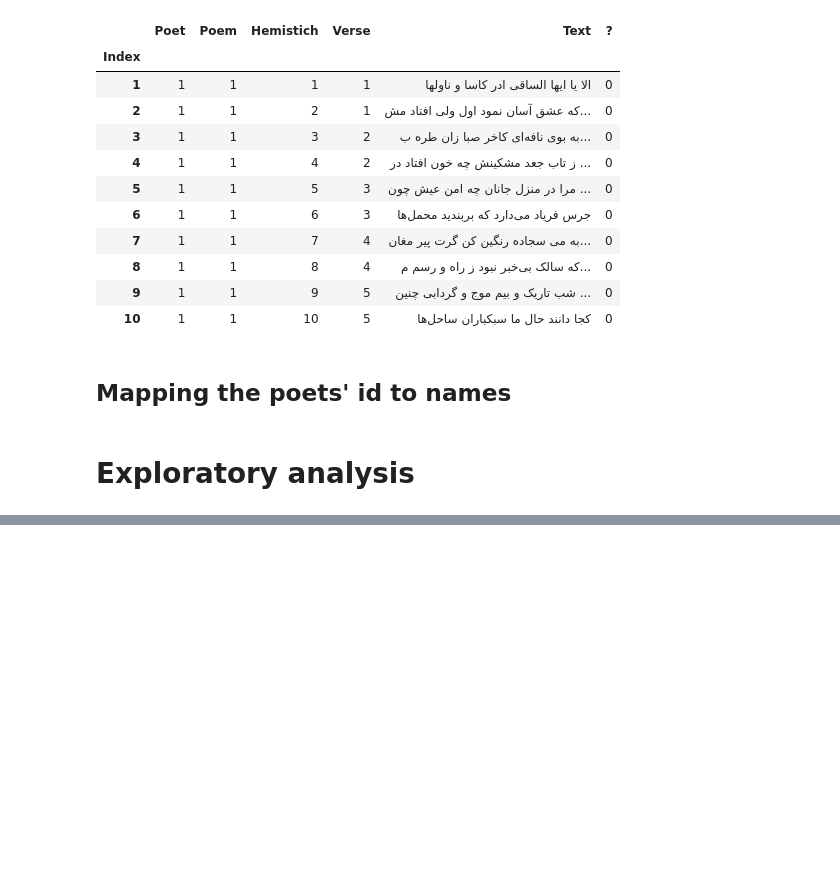
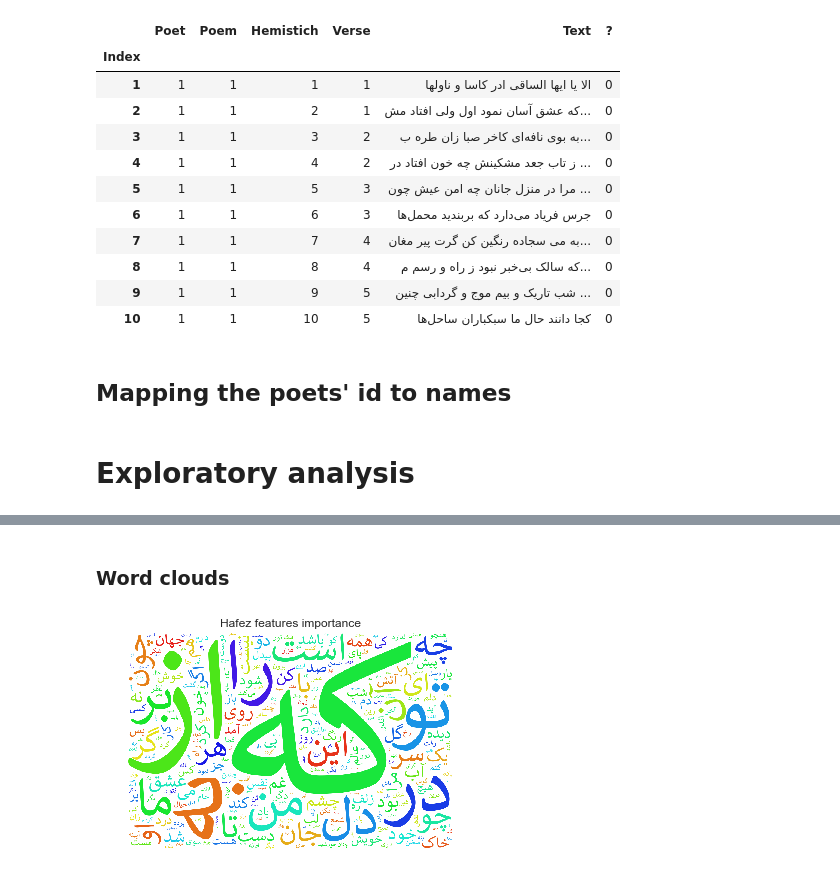
Before and after one commit to sareban/Measuring-Literature-Project, a Jupyter notebook: Literature Project.ipynb, the cells around one changed output, grey strips where cells are left out. Saved outputs shown, nothing was run; the diff lists cells and outputs as text; code cells hidden in the pictures; blank space fills up the shorter version.

```diff
--- a/Literature Project.ipynb
+++ b/Literature Project.ipynb
@@ -43,0 +82,10 @@ ax.set_xticklabels(list(poet.values()));
+# %%
+# Use a subet
+df_subset = df.sample(int(5*df.index.size/100))
+df_copy = df.copy()
+# %%
+#df = df_subset
+df = df_copy
+# %%
+#Group by beit or poem
+df = df.groupby(["Poet","Poem"])['Text'].apply(' '.join).reset_index()
@@ -43,0 +380,28 @@ ax.set_xticklabels(list(poet.values()));
+# %% [markdown]
+### Word clouds
+# %%
+all_text = " "
+for row in df.Text :
+    all_text = all_text + row
+#for word in list(all_text):
+#    if word in stopwords_fa:
+#        all_text.replace(word, '')
+# %%
+
+wc = WordCloud(background_color="white", max_words=300, mask=None, stopwords=None, margin=10, width = 1200, height = 800,
+               random_state=1, font_path= "C:\Windows\Fonts\calibri.ttf").generate(get_display(arabic_reshaper.reshape(all_text)))
+
+def display_cloud(wc) :
+    default_colors = wc.to_array()
+    plt.figure()
+    plt.title("Hafez features importance")
+    plt.imshow(default_colors)
+    plt.axis("off")
+    plt.show()
+    return
+
+display_cloud(wc)
+image = wc.to_image()
+image.save('bidel.png')
+# %% [output]
+[figure, added]
```
Also changed, not shown: parts of 32 cells of this notebook, 6 other files.
